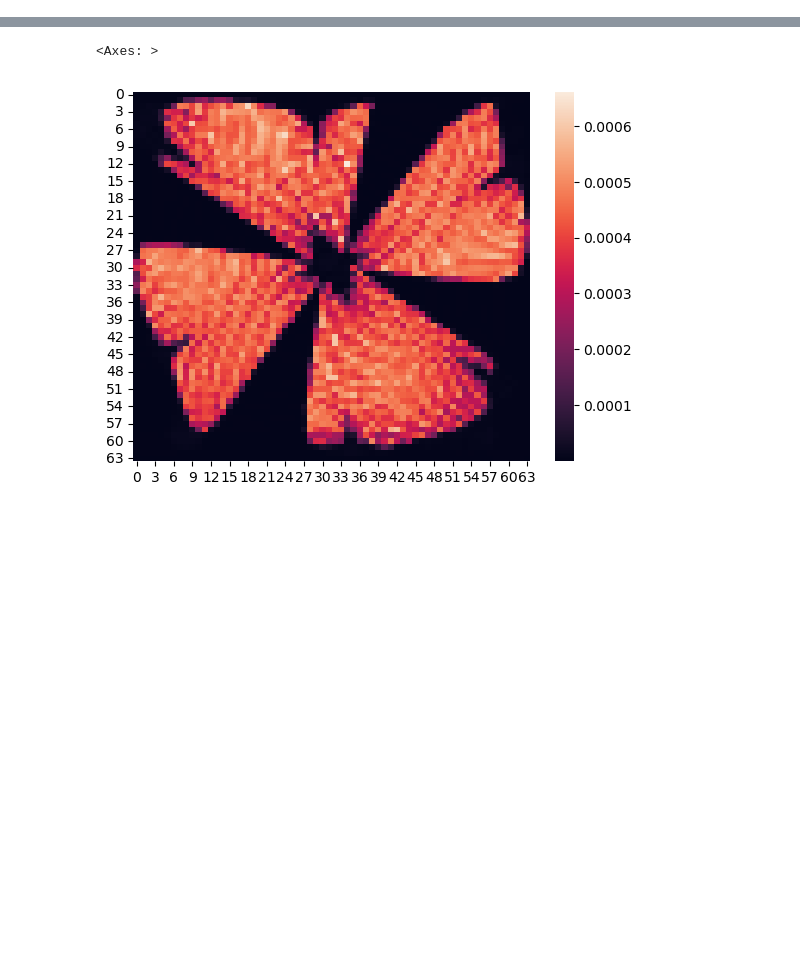
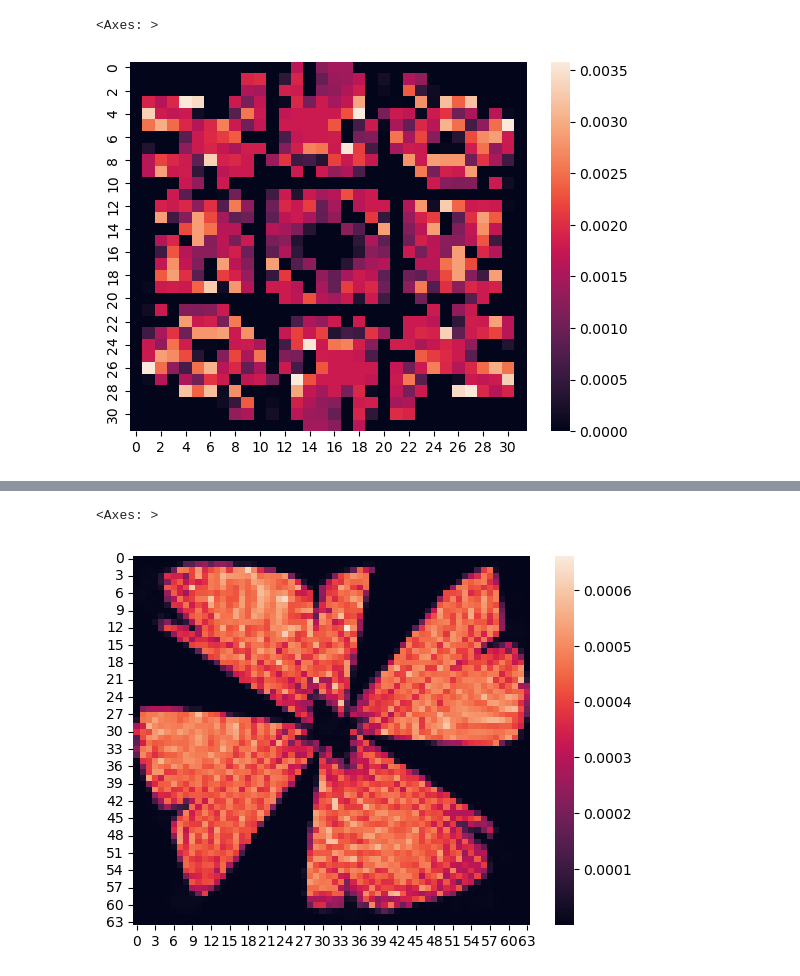
Before and after one commit to mxburns2022/CuDXG.jl, a Jupyter notebook: scratch.ipynb, the cells around one changed output, grey strips where cells are left out. Saved outputs shown, nothing was run; the diff lists cells and outputs as text; code cells hidden in the pictures; blank space fills up the shorter version.

```diff
--- a/scratch.ipynb
+++ b/scratch.ipynb
@@ -53,0 +67,8 @@ Index(['time(s)', 'iter', 'infeas_primal', 'infeas_dual',
+# %%
+import seaborn as sns
+a = np.loadtxt("sk_test_64_eve_p1_n5_gs.barycenter")
+A = a.reshape(32, 32)
+sns.heatmap(A)
+# %% [output]
+<Axes: >
+[figure, added]
```
Also changed, not shown: parts of 13 cells of this notebook, 14 other files.
